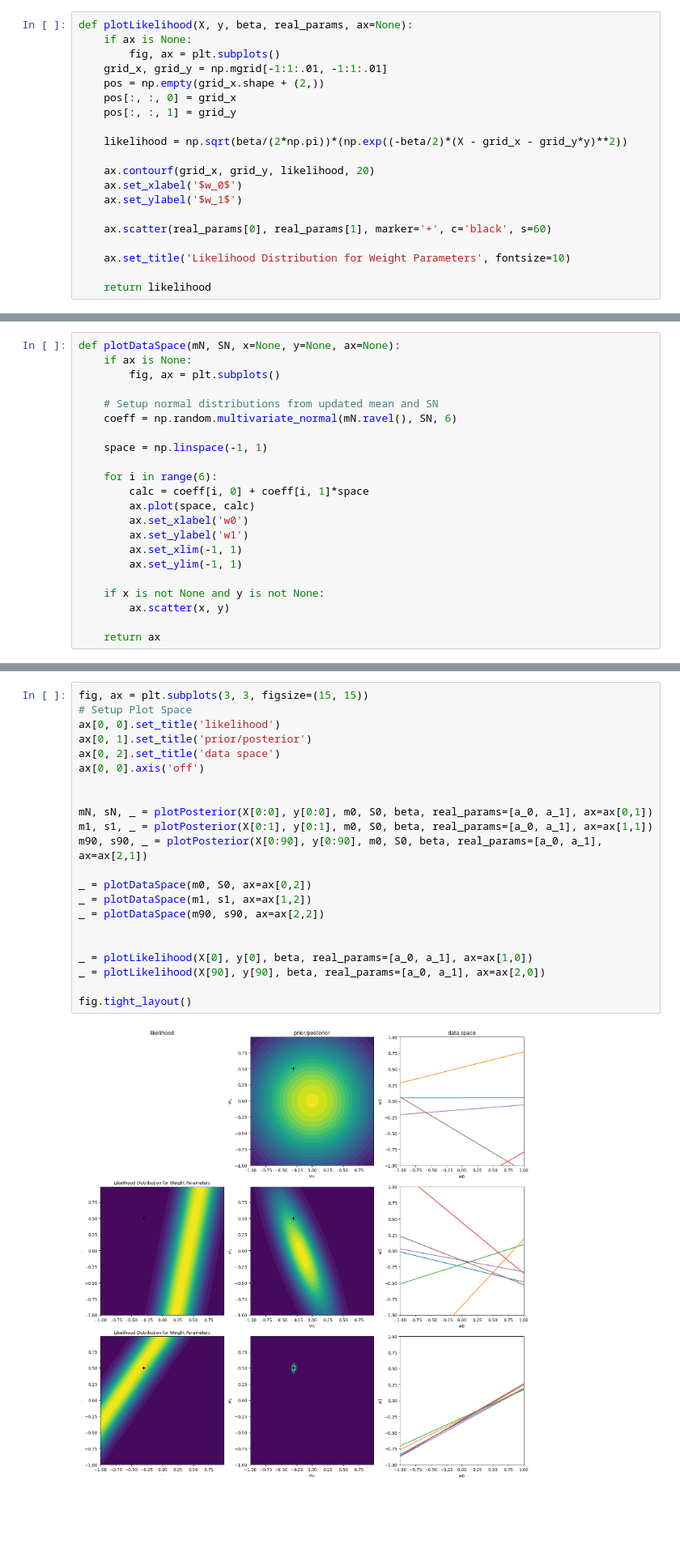
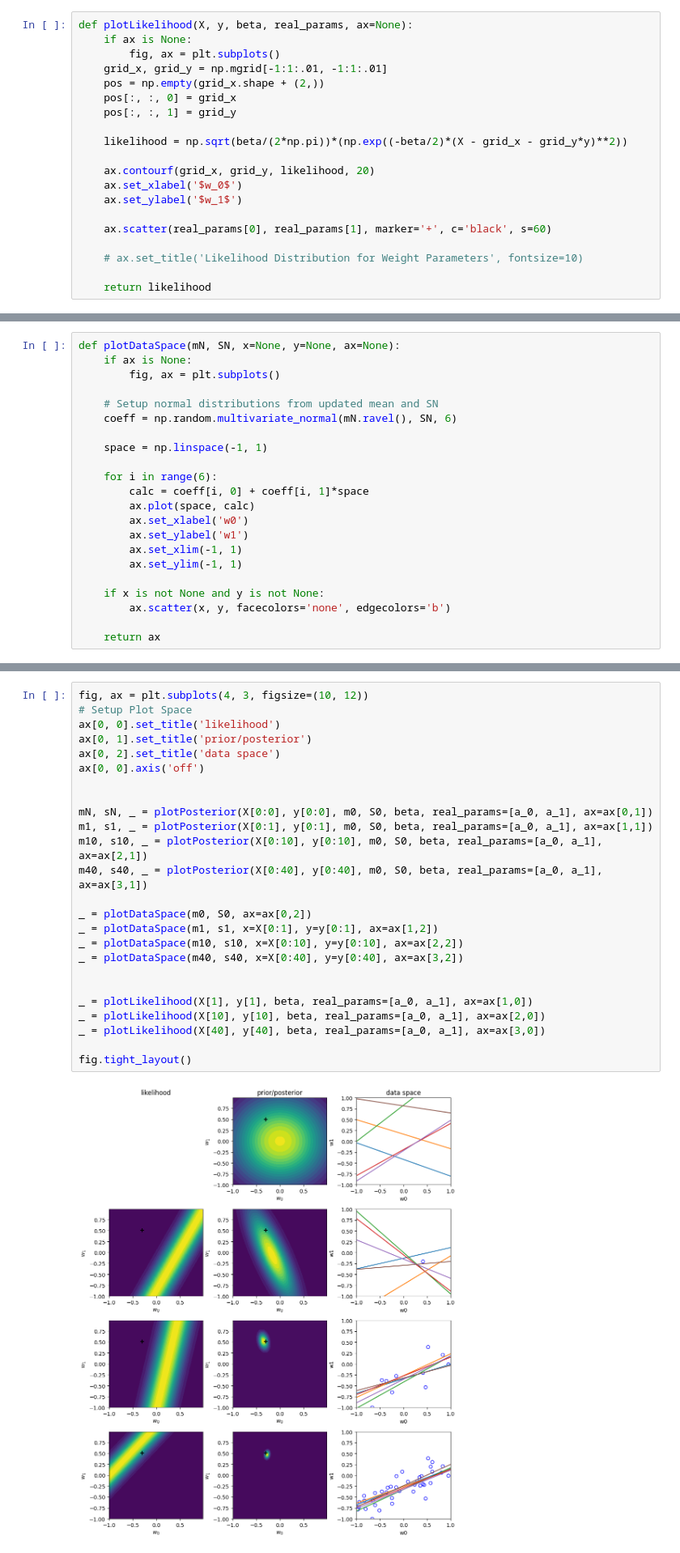
Before and after one commit to lizocf/bayesian-ece-474, a Jupyter notebook: 2-linear-regression/bishop-3.7.ipynb, the cells around one changed output, grey strips where cells are left out. Shown: that part at 81% size. Drawn from its saved outputs; the diff is of its cells as text; blank space fills up the shorter version.

```diff
--- a/2-linear-regression/bishop-3.7.ipynb
+++ b/2-linear-regression/bishop-3.7.ipynb
@@ -98,7 +98,7 @@ def plotLikelihood(X, y, beta, real_params, ax=None):
 
     ax.scatter(real_params[0], real_params[1], marker='+', c='black', s=60)
 
-    ax.set_title('Likelihood Distribution for Weight Parameters', fontsize=10)
+    # ax.set_title('Likelihood Distribution for Weight Parameters', fontsize=10)
 
     return likelihood
 # %%
@@ -127,7 +127,7 @@ def plotDataSpace(mN, SN, x=None, y=None, ax=None):
         ax.set_ylim(-1, 1)
 
     if x is not None and y is not None:
-        ax.scatter(x, y)
+        ax.scatter(x, y, facecolors='none', edgecolors='b')
 
     return ax
 # %%
@@ -143,26 +143,29 @@ array([[0.],
 # %% [markdown]
 ## Altogether
 # %%
-fig, ax = plt.subplots(3, 3, figsize=(15, 15))
+fig, ax = plt.subplots(4, 3, figsize=(10, 12))
 # Setup Plot Space
 ax[0, 0].set_title('likelihood')
 ax[0, 1].set_title('prior/posterior')
 ax[0, 2].set_title('data space')
 ax[0, 0].axis('off')
 
 
 mN, sN, _ = plotPosterior(X[0:0], y[0:0], m0, S0, beta, real_params=[a_0, a_1], ax=ax[0,1])
 m1, s1, _ = plotPosterior(X[0:1], y[0:1], m0, S0, beta, real_params=[a_0, a_1], ax=ax[1,1])
-m90, s90, _ = plotPosterior(X[0:90], y[0:90], m0, S0, beta, real_params=[a_0, a_1], ax=ax[2,1])
+m10, s10, _ = plotPosterior(X[0:10], y[0:10], m0, S0, beta, real_params=[a_0, a_1], ax=ax[2,1])
+m40, s40, _ = plotPosterior(X[0:40], y[0:40], m0, S0, beta, real_params=[a_0, a_1], ax=ax[3,1])
 
 _ = plotDataSpace(m0, S0, ax=ax[0,2])
-_ = plotDataSpace(m1, s1, ax=ax[1,2])
-_ = plotDataSpace(m90, s90, ax=ax[2,2])
+_ = plotDataSpace(m1, s1, x=X[0:1], y=y[0:1], ax=ax[1,2])
+_ = plotDataSpace(m10, s10, x=X[0:10], y=y[0:10], ax=ax[2,2])
+_ = plotDataSpace(m40, s40, x=X[0:40], y=y[0:40], ax=ax[3,2])
 
 
-_ = plotLikelihood(X[0], y[0], beta, real_params=[a_0, a_1], ax=ax[1,0])
-_ = plotLikelihood(X[90], y[90], beta, real_params=[a_0, a_1], ax=ax[2,0])
+_ = plotLikelihood(X[1], y[1], beta, real_params=[a_0, a_1], ax=ax[1,0])
+_ = plotLikelihood(X[10], y[10], beta, real_params=[a_0, a_1], ax=ax[2,0])
+_ = plotLikelihood(X[40], y[40], beta, real_params=[a_0, a_1], ax=ax[3,0])
 
 fig.tight_layout()
 # %% [output]
-[figure, old version]
+[figure, new version]
```
Also changed, not shown: parts of 2 cells of this notebook, 2 other files.
